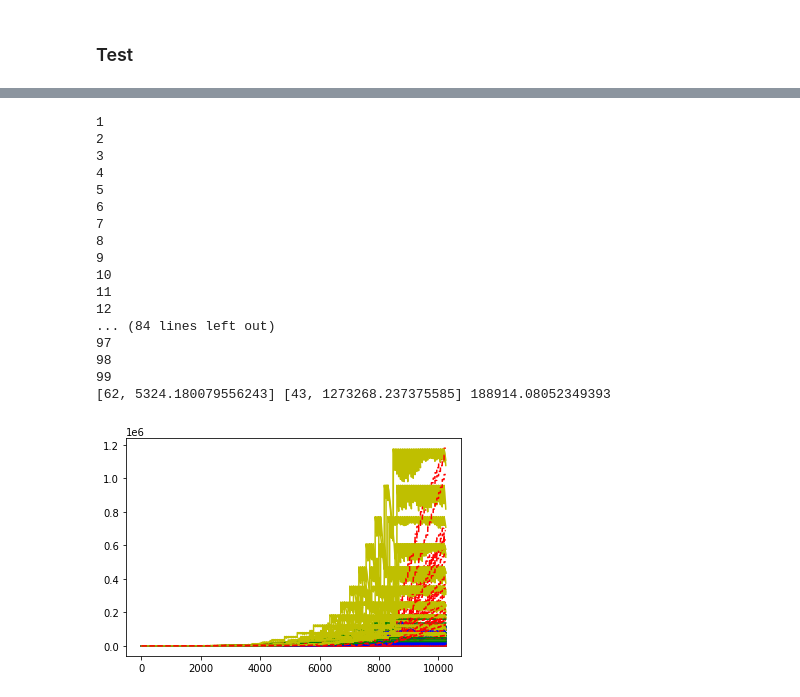
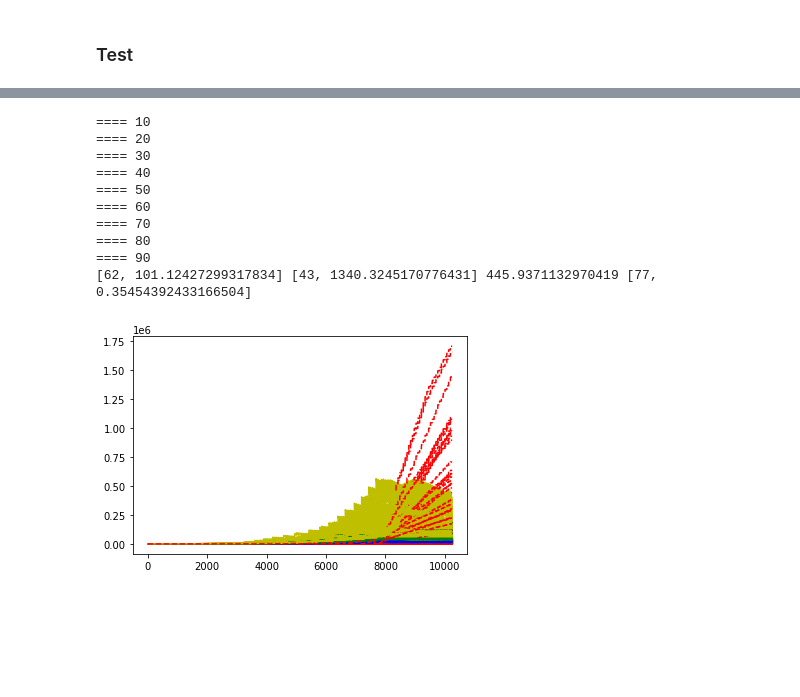
Before and after one commit to Houwang123/fish, a Jupyter notebook: fish.ipynb, the cells around one changed output, grey strips where cells are left out. Drawn from its saved outputs; the diff is of its cells as text; code cells hidden in the pictures; blank space fills up the shorter version.

```diff
--- a/fish.ipynb
+++ b/fish.ipynb
@@ -199,33 +195,35 @@ print(time.time()-start)
 # %%
 # Simple eval
+agent = rule_fish
+
 score = 0
-lowest = [0, episode(rule_fish,168,0)]
-highest = [0,episode(rule_fish,168,0)]
+lowest = [0, episode(agent,168,0)]
+start = time.time()
+highest = [0,episode(agent,168,0)]
+highest_time = [0,time.time()-start]
 for seed in range(1,100):
-    print(seed)
-    a = episode(rule_fish,168,seed)
+    if seed%10 == 0:
+        print("====",seed)
+    start = time.time()
+    a = episode(agent,168,seed)
+    res = time.time()-start
+    if res > highest_time[1]:
+        highest_time=[seed,res]
     score += 0.01 * a
     if lowest[1] > a:
         lowest = [seed,a]
     if highest[1] < a:
         highest = [seed,a]
-print(lowest,highest,score)
+print(lowest,highest,score,highest_time)
 # %% [output]
-1
-2
-3
-4
-5
-6
-7
-8
-9
-10
-11
-12
-... (84 lines left out)
-97
-98
-99
-[62, 5324.180079556243] [43, 1273268.237375585] 188914.08052349393
+==== 10
+==== 20
+==== 30
+==== 40
+==== 50
+==== 60
+==== 70
+==== 80
+==== 90
+[62, 101.12427299317834] [43, 1340.3245170776431] 445.9371132970419 [77, 0.35454392433166504]
-[figure, old version]
+[figure, new version]
```
Also changed, not shown: parts of 5 cells of this notebook, 6 other files.
